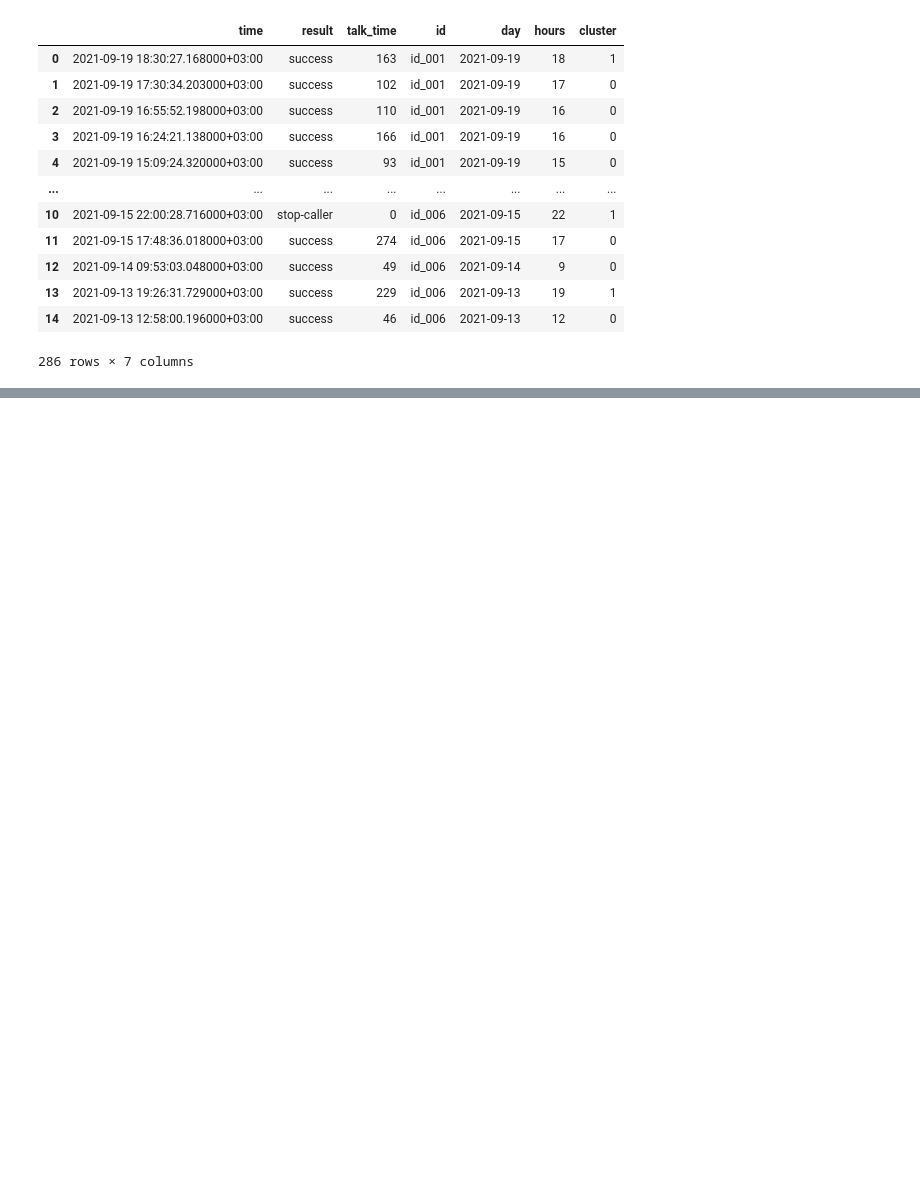
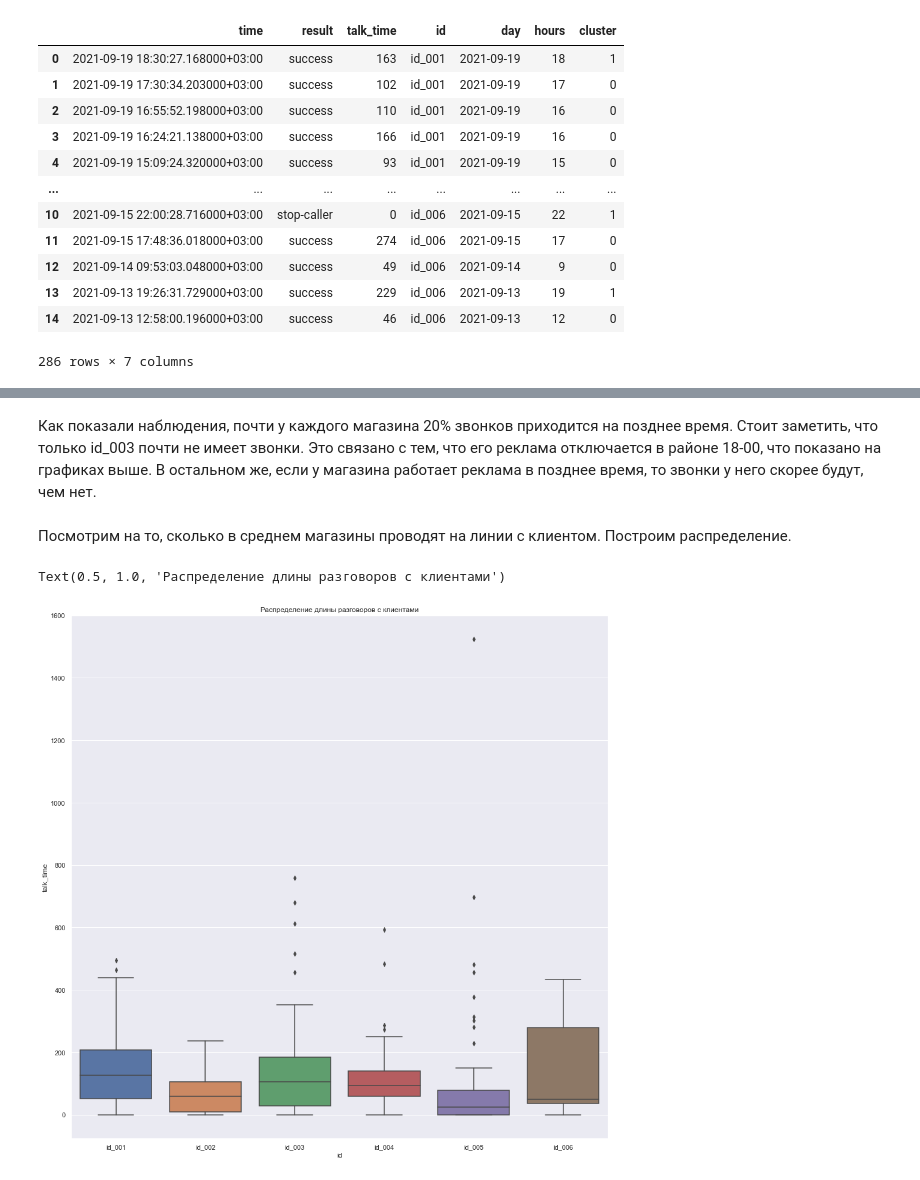
Before and after one commit to ViacheslavPogorelyy/projects_for_autoru, a Jupyter notebook: analytics_of_parts/Project.ipynb, the cells around one changed output, grey strips where cells are left out. Cells and saved outputs as stored; diff of their text form; code cells hidden in the pictures; blank space fills up the shorter version.

```diff
--- a/analytics_of_parts/Project.ipynb
+++ b/analytics_of_parts/Project.ipynb
@@ -309,6 +296,3 @@ calls
 | 13 | 2021-09-13 19:26:31.729000+03:00 | success | 229 | id_006 | 2021-09-13 | 19 |
 | 14 | 2021-09-13 12:58:00.196000+03:00 | success | 46 | id_006 | 2021-09-13 | 12 |
 286 rows × 6 columns
-# %%
-sns.set(rc={'figure.figsize':(16,12)})
-sns.boxplot(data = calls, y='talk_time', x = 'id')
@@ -387,3 +368,13 @@ share_calls
 | id_004 | 9 | 53 | 0.17 |
 | id_005 | 19 | 35 | 0.54 |
 | id_006 | 3 | 12 | 0.25 |
+# %% [markdown]
+Как показали наблюдения, почти у каждого магазина 20% звонков приходится на позднее время. Стоит заметить, что только id_003 почти не имеет звонки. Это связано с тем, что его реклама отключается в районе 18-00, что показано на графиках выше. В остальном же, если у магазина работает реклама в позднее время, то звонки у него скорее будут, чем нет.
+# %% [markdown]
+<a name="step_3"></a>Посмотрим на то, сколько в среднем магазины проводят на линии с клиентом. Построим распределение.
+# %%
+sns.set(rc={'figure.figsize':(16,16)})
+sns.boxplot(data = calls, y='talk_time', x = 'id').set_title("Распределение длины разговоров с клиентами")
+# %% [output]
+Text(0.5, 1.0, 'Распределение длины разговоров с клиентами')
+[figure, added]
```
Also changed, not shown: parts of 13 cells of this notebook.
